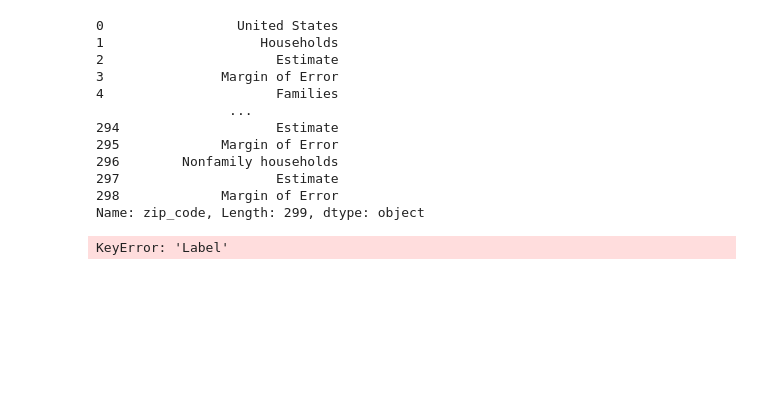
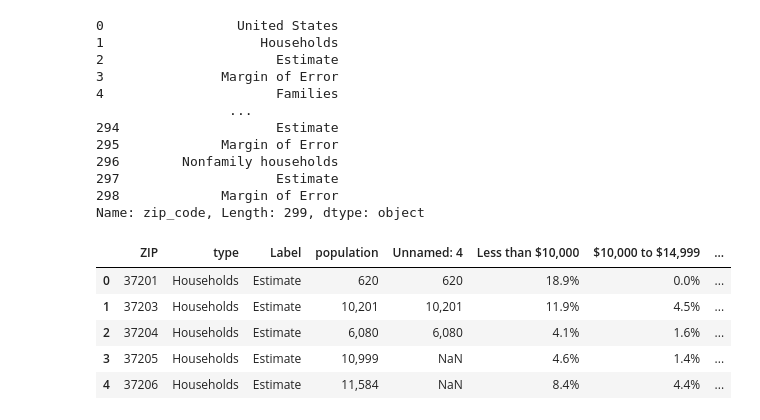
Before and after one commit to jessw4914/grocery, a Jupyter notebook: notebook/income_by_zip.ipynb, the cells around one changed output. Cells and saved outputs as stored; diff of their text form; code cells hidden in the pictures; blank space fills up the shorter version.

```diff
--- a/notebook/income_by_zip.ipynb
+++ b/notebook/income_by_zip.ipynb
@@ -162,7 +162,3 @@ income_2020.zip_code.apply(lambda x: x.strip('ZCTA5'))
 297                    Estimate
 298             Margin of Error
 Name: zip_code, Length: 299, dtype: object
-# %%
-zip_codes = income_2020[income_2020['Label'].str.contains('372')]
-# %% [output]
-KeyError: 'Label'
@@ -168,0 +167,9 @@ KeyError: 'Label'
+# %%
+income_by_zip.head(5)
+# %% [output]
+|  | ZIP | type | Label | population | Unnamed: 4 | Less than $10,000 | $10,000 to $14,999 | ... |
+| 0 | 37201 | Households | Estimate | 620 | 620 | 18.9% | 0.0% | ... |
+| 1 | 37203 | Households | Estimate | 10,201 | 10,201 | 11.9% | 4.5% | ... |
+| 2 | 37204 | Households | Estimate | 6,080 | 6,080 | 4.1% | 1.6% | ... |
+| 3 | 37205 | Households | Estimate | 10,999 | NaN | 4.6% | 1.4% | ... |
+| 4 | 37206 | Households | Estimate | 11,584 | NaN | 8.4% | 4.4% | ... |
```
Also changed, not shown: parts of 7 cells of this notebook.
